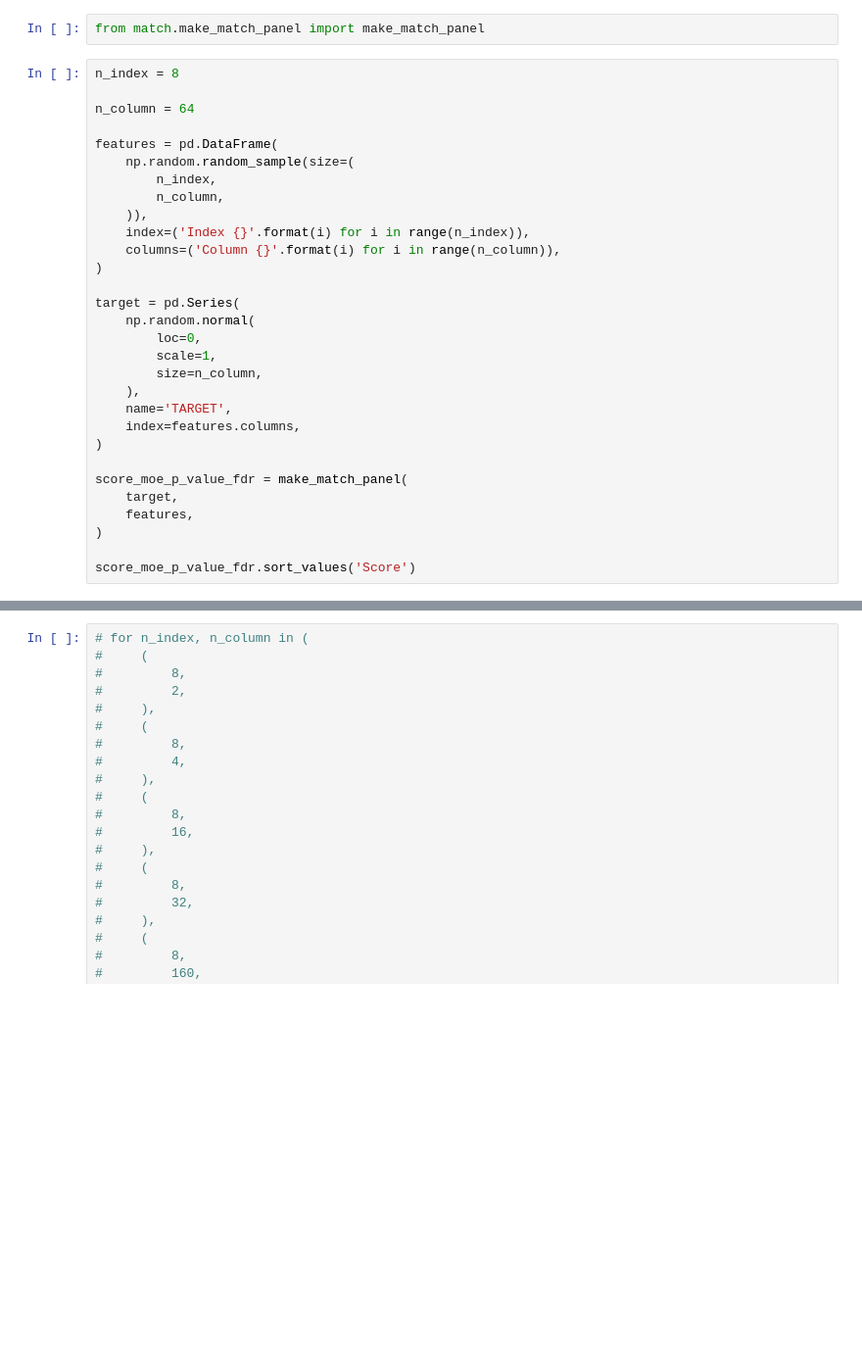
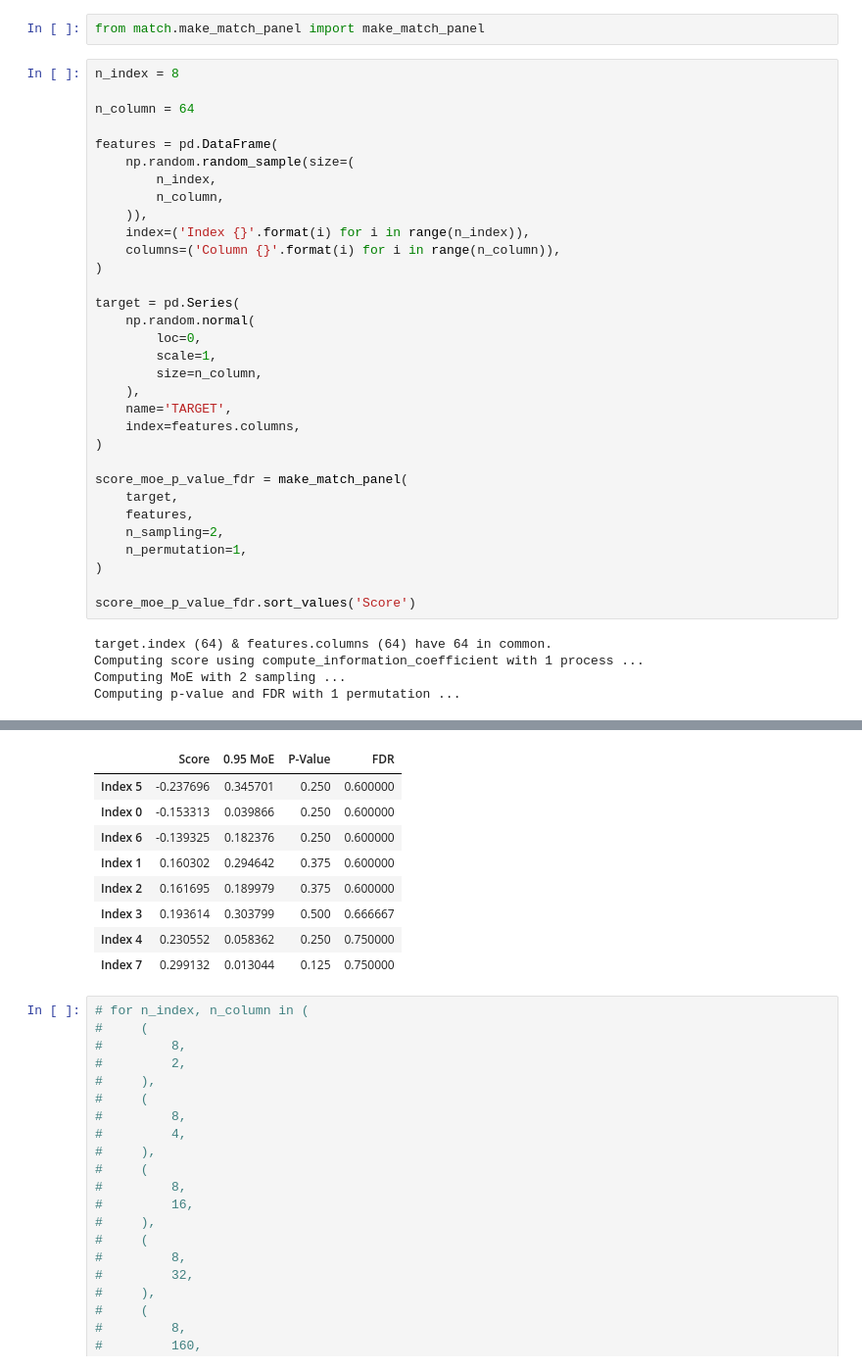
Before and after one commit to alex-wenzel/match, a Jupyter notebook: notebook/match.ipynb, the cells around one changed output, grey strips where cells are left out. Shown at 98% size. Drawn from its saved outputs; the diff is of its cells as text; blank space fills up the shorter version.

```diff
--- a/notebook/match.ipynb
+++ b/notebook/match.ipynb
@@ -46,6 +46,13 @@ target = pd.Series(
 score_moe_p_value_fdr = make_match_panel(
     target,
     features,
+    n_sampling=2,
+    n_permutation=1,
 )
 
 score_moe_p_value_fdr.sort_values('Score')
+# %% [output]
+target.index (64) & features.columns (64) have 64 in common.
+Computing score using compute_information_coefficient with 1 process ...
+Computing MoE with 2 sampling ...
+Computing p-value and FDR with 1 permutation ...
@@ -52,3 +60,12 @@ score_moe_p_value_fdr.sort_values('Score')
+|  | Score | 0.95 MoE | P-Value | FDR |
+| Index 5 | -0.237696 | 0.345701 | 0.250 | 0.600000 |
+| Index 0 | -0.153313 | 0.039866 | 0.250 | 0.600000 |
+| Index 6 | -0.139325 | 0.182376 | 0.250 | 0.600000 |
+| Index 1 | 0.160302 | 0.294642 | 0.375 | 0.600000 |
+| Index 2 | 0.161695 | 0.189979 | 0.375 | 0.600000 |
+| Index 3 | 0.193614 | 0.303799 | 0.500 | 0.666667 |
+| Index 4 | 0.230552 | 0.058362 | 0.250 | 0.750000 |
+| Index 7 | 0.299132 | 0.013044 | 0.125 | 0.750000 |
 # %%
 # for n_index, n_column in (
 #     (
```
Also changed, not shown: parts of 7 cells of this notebook, 1 other file.
